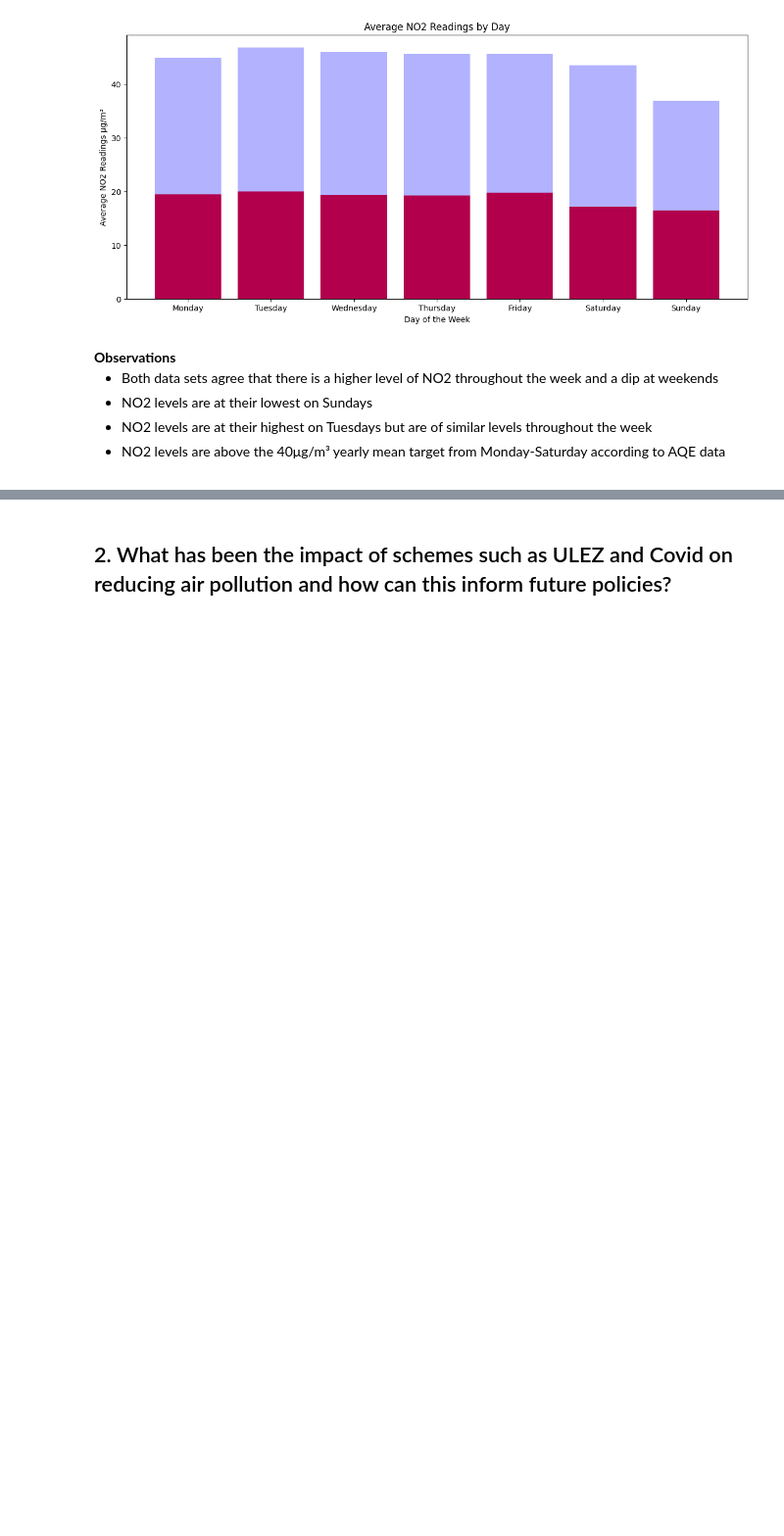
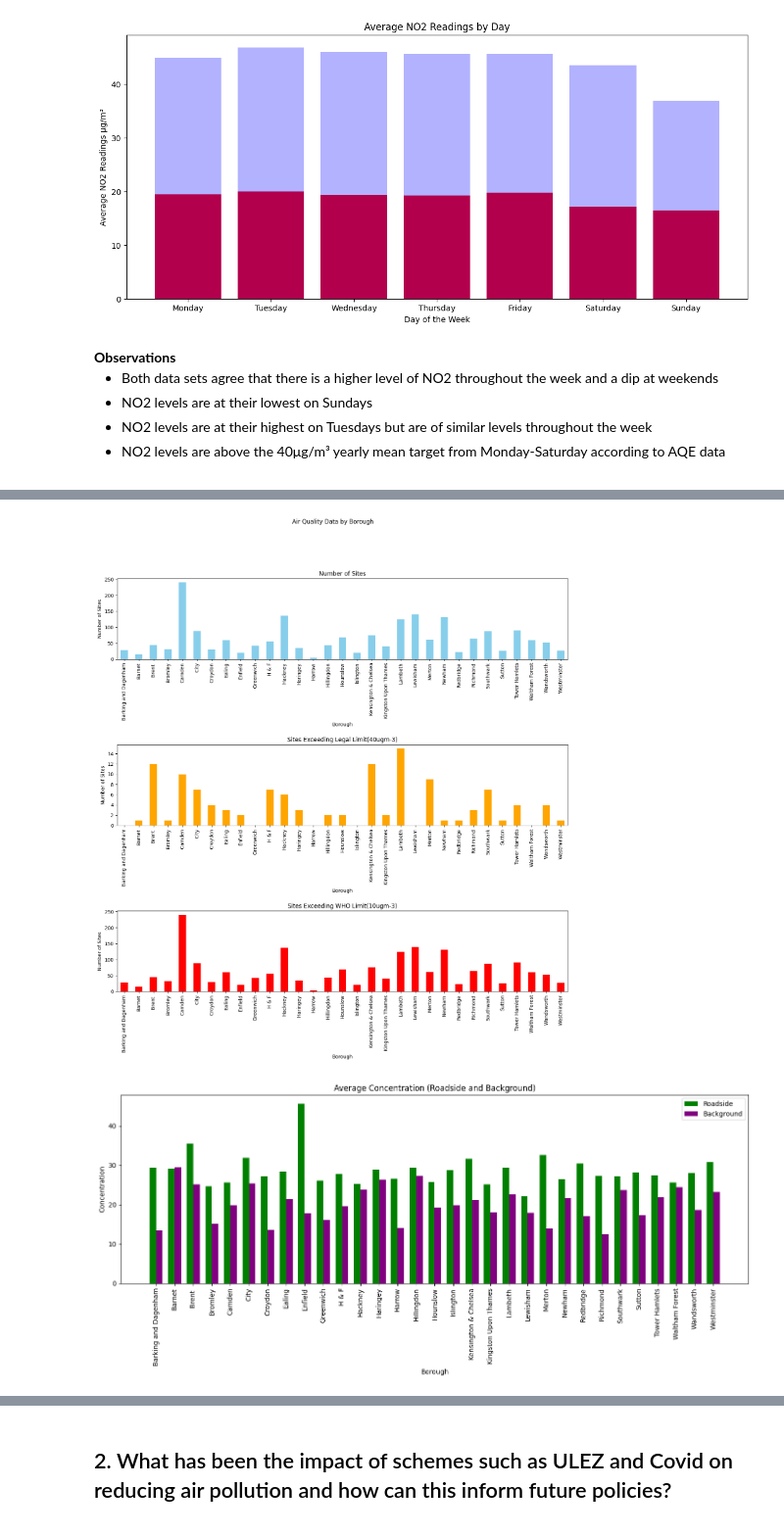
Before and after one commit to Frannerz/air_pollution_analysis, a Jupyter notebook: air_pollution_hammersmith.ipynb, the cells around one changed output, grey strips where cells are left out. Shown at 98% size. Cells and saved outputs as stored; diff of their text form; code cells hidden in the pictures; blank space fills up the shorter version.

Commit message:
diffusion tube sections added

```diff
--- a/air_pollution_hammersmith.ipynb
+++ b/air_pollution_hammersmith.ipynb
@@ -1838,0 +2281,3 @@ plt.show()
+# %%
+ld_2022_all = pd.read_csv('data_clean/diffusion_tube_data.csv')
+ld_2022_all.head()
@@ -1838,0 +2291,43 @@ plt.show()
+# %%
+fig, axes = plt.subplots(3, 1, figsize=(14, 15))
+fig.suptitle('Air Quality Data by Borough', y=1.05)
+
+# Number of sites
+ld_2022_all.plot(x='Borough', y='Number of sites', kind='bar', ax=axes[0], color='skyblue', legend=False)
+axes[0].set_title('Number of Sites')
+axes[0].set_ylabel('Number of Sites')
+axes[0].set_xlabel('Borough')
+
+# Exceed Legal Limit
+ld_2022_all.plot(x='Borough', y='exceed_legal_limit(40ugm-3)', kind='bar', ax=axes[1], color='orange', legend=False)
+axes[1].set_title('Sites Exceeding Legal Limit(40ugm-3)')
+axes[1].set_ylabel('Number of Sites')
+axes[1].set_xlabel('Borough')
+
+# Exceed WHO Limit
+ld_2022_all.plot(x='Borough', y='exceed_who_limit(10ugm-3)', kind='bar', ax=axes[2], color='red', legend=False)
+axes[2].set_title('Sites Exceeding WHO Limit(10ugm-3)')
+axes[2].set_ylabel('Number of Sites')
+axes[2].set_xlabel('Borough')
+
+fig.tight_layout(pad=2.0)
+
+# Average Concentration Roadside and Background
+fig, ax = plt.subplots(figsize=(14, 7))
+width = 0.35
+ind = pd.RangeIndex(len(ld_2022_all))
+ax.bar(ind - width/2, ld_2022_all["AVG_Concentration_roadside"], width, label='Roadside', color='green')
+ax.bar(ind + width/2, ld_2022_all["AVG_Concentration_background"], width, label='Background', color='purple')
+ax.set_title('Average Concentration (Roadside and Background)')
+ax.set_ylabel('Concentration')
+ax.set_xlabel('Borough')
+ax.set_xticks(ind)
+ax.set_xticklabels(ld_2022_all["Borough"], rotation=90)
+ax.legend()
+
+# Adjust layout
+plt.tight_layout(rect=[0, 0.03, 1, 0.95])
+plt.show()
+# %% [output]
+[figure, added]
+[figure, added]
```
Also changed, not shown: parts of 53 cells of this notebook, 11 other files.
